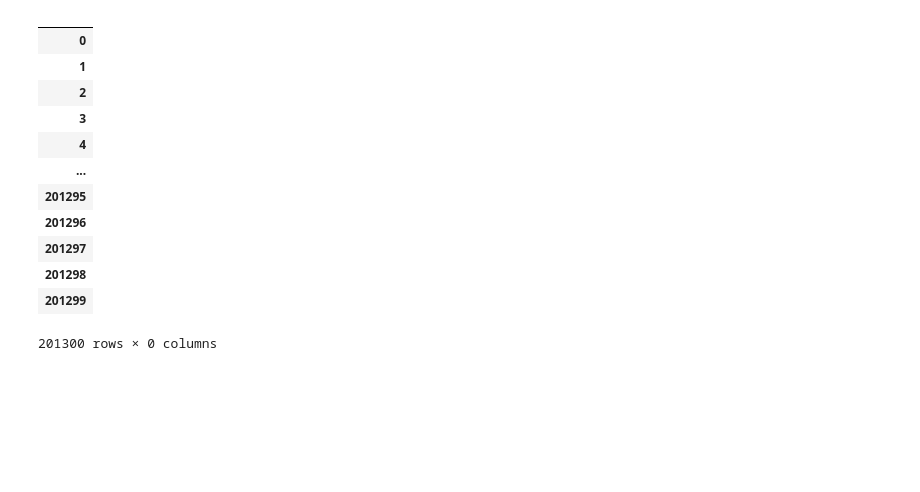
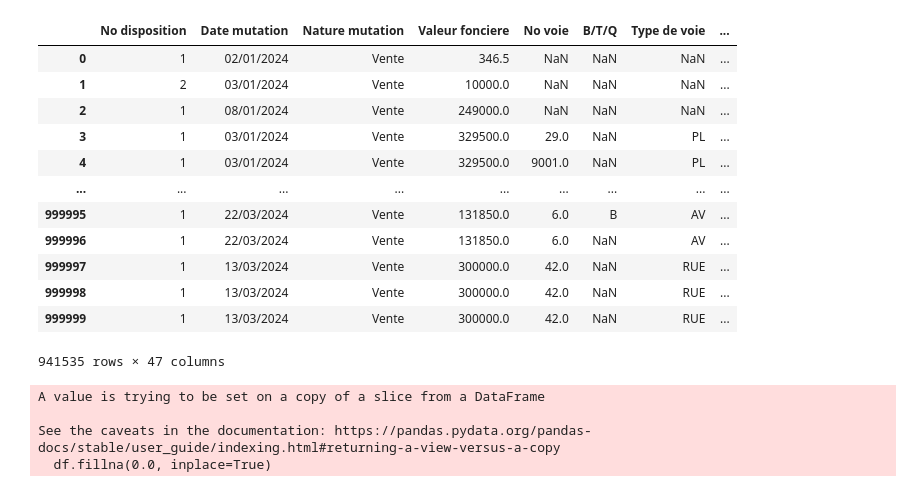
Before and after one commit to data-IA-2024/Patricia-Promise-Immo, a Jupyter notebook: notebooks/cleaned_and_prepared.ipynb, the cells around one changed output. Saved outputs shown, nothing was run; the diff lists cells and outputs as text; code cells hidden in the pictures; blank space fills up the shorter version.

```diff
--- a/notebooks/cleaned_and_prepared.ipynb
+++ b/notebooks/cleaned_and_prepared.ipynb
@@ -68,16 +35,0 @@ Index(['Identifiant de document', 'Reference document', '1 Articles CGI',
-# %%
-df_no_nan[objects]
-# %% [output]
-|  |
-| 0 |
-| 1 |
-| 2 |
-| 3 |
-| 4 |
-| ... |
-| 201295 |
-| 201296 |
-| 201297 |
-| 201298 |
-| 201299 |
-201300 rows × 0 columns
@@ -89,0 +36,26 @@ df_final.to_parquet(parquet_path)
+# %%
+# -- Filtrer seulement les ventes (si la colonne existe)
+if "Nature mutation" in df.columns:
+    df = df[df["Nature mutation"]=="Vente"]
+df
+# %% [output]
+|  | No disposition | Date mutation | Nature mutation | Valeur fonciere | No voie | B/T/Q | Type de voie | ... |
+| 0 | 1 | 02/01/2024 | Vente | 346.5 | NaN | NaN | NaN | ... |
+| 1 | 2 | 03/01/2024 | Vente | 10000.0 | NaN | NaN | NaN | ... |
+| 2 | 1 | 08/01/2024 | Vente | 249000.0 | NaN | NaN | NaN | ... |
+| 3 | 1 | 03/01/2024 | Vente | 329500.0 | 29.0 | NaN | PL | ... |
+| 4 | 1 | 03/01/2024 | Vente | 329500.0 | 9001.0 | NaN | PL | ... |
+| ... | ... | ... | ... | ... | ... | ... | ... | ... |
+| 999995 | 1 | 22/03/2024 | Vente | 131850.0 | 6.0 | B | AV | ... |
+| 999996 | 1 | 22/03/2024 | Vente | 131850.0 | 6.0 | NaN | AV | ... |
+| 999997 | 1 | 13/03/2024 | Vente | 300000.0 | 42.0 | NaN | RUE | ... |
+| 999998 | 1 | 13/03/2024 | Vente | 300000.0 | 42.0 | NaN | RUE | ... |
+| 999999 | 1 | 13/03/2024 | Vente | 300000.0 | 42.0 | NaN | RUE | ... |
+941535 rows × 47 columns
+# %%
+df.fillna(0.0, inplace=True)
+# %% [output]
+A value is trying to be set on a copy of a slice from a DataFrame
+
+See the caveats in the documentation: https://pandas.pydata.org/pandas-docs/stable/user_guide/indexing.html#returning-a-view-versus-a-copy
+  df.fillna(0.0, inplace=True)
```
Also changed, not shown: parts of 22 cells of this notebook, 30 other files.
